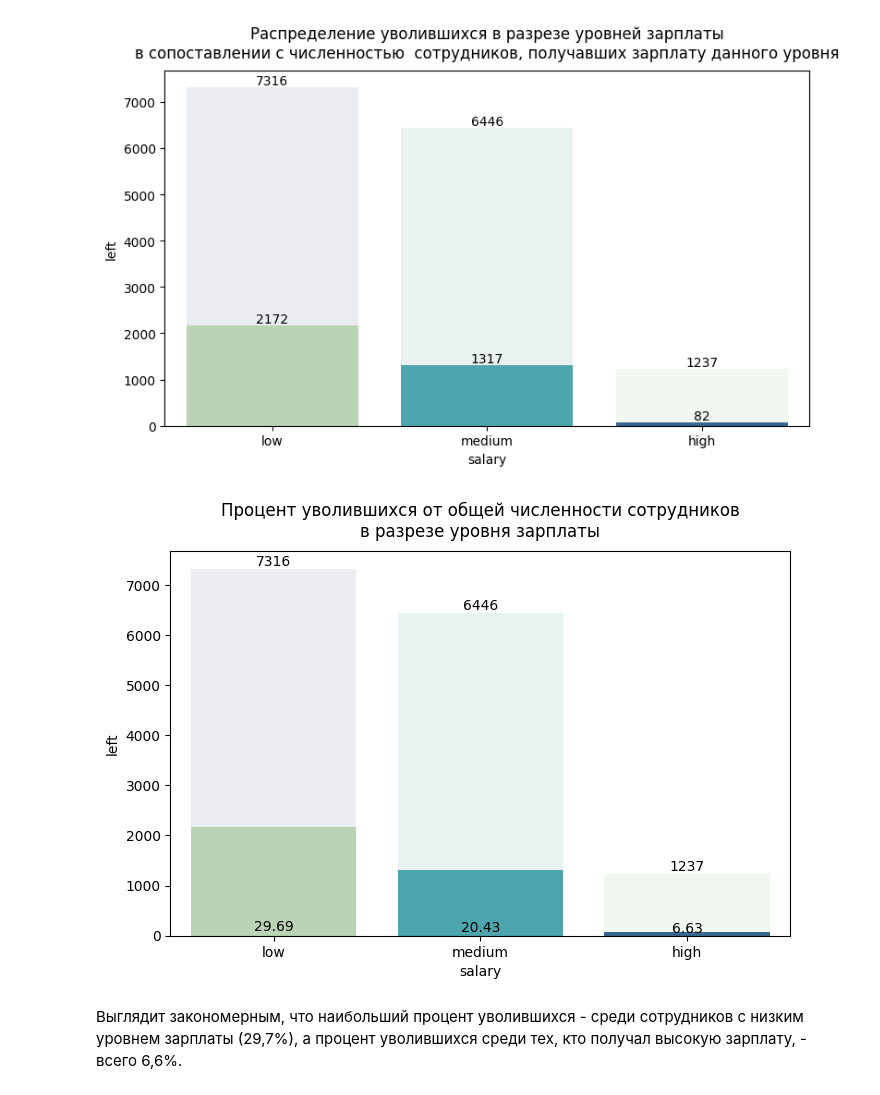
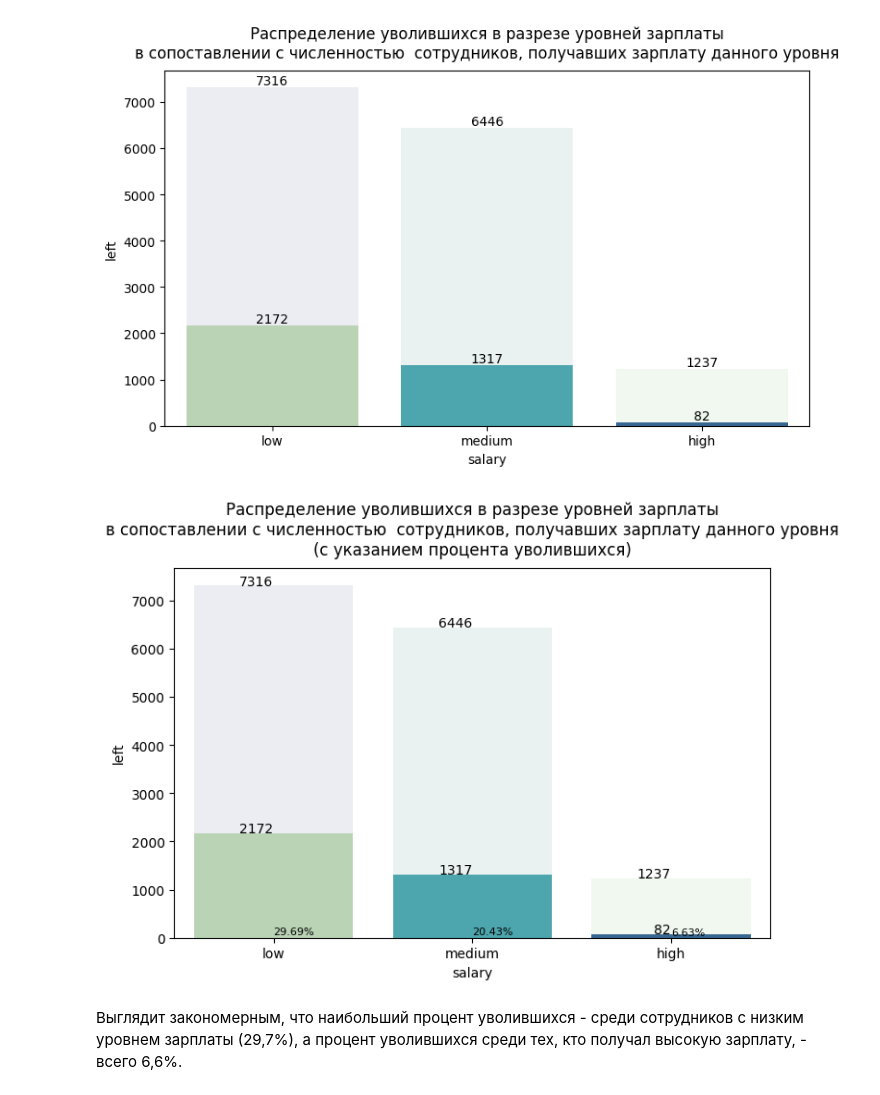
Before and after one commit to DilyaraKhakim/Python_for_Data_Analysis_EDA_ML-LDA-, a Jupyter notebook: Netology_Python_for_Data_Analysis_FINAL_WORK.ipynb, the cells around one changed output. Drawn from its saved outputs; the diff is of its cells as text; code cells hidden in the pictures.

```diff
--- a/Netology_Python_for_Data_Analysis_FINAL_WORK.ipynb
+++ b/Netology_Python_for_Data_Analysis_FINAL_WORK.ipynb
@@ -1173,7 +1173,8 @@ countplot = sns.countplot(x='department',
                           order=df_hr['department'].value_counts().index,
                           hue_order=df_hr['department'].value_counts().index)
 
-countplot.set_title('Процентное распределение сотрудников по департаментам', \
+countplot.set_title('Распределение количества сотрудников по департаментам\n\
+(с указанием процента по каждому департаменту)', \
                     fontdict={'fontsize':13}, pad=10)
 
 
@@ -1181,13 +1182,14 @@ countplot.set_title('Процентное распределение сотру
 
 data_department = df_hr.groupby('department')['salary'].\
 count().sort_values(ascending=False)
+
 for i, val in enumerate(data_department.values):
     plt.text(i,
              val,
-             round(val/sum(data_department.values) * 100, 2),
+             f"{round(val/sum(data_department.values) * 100, 2)}%",
              horizontalalignment='center',
              verticalalignment='bottom',
-             fontdict={'size':10})
+             fontdict={'size':8})
 
 plt.show()
 # %% [output]
@@ -1311,7 +1313,8 @@ countplot = sns.countplot(x='salary',
                           order=df_hr['salary'].value_counts().index,
                           hue_order=df_hr['salary'].value_counts().index)
 
-countplot.set_title('Процентное распределение сотрудников по уровням зарплаты',\
+countplot.set_title('Распределение количества сотрудников по уровням зарплаты\n\
+(с указанием процента по каждому уровню)',\
                     fontdict={'fontsize':13}, pad=13)
 
 
@@ -1322,10 +1325,10 @@ sort_values(ascending=False)
 for i, val in enumerate(data_salary.values):
     plt.text(i,
              val,
-             round(val/sum(data_salary.values) * 100, 2),
+             f"{round(val/sum(data_salary.values) * 100, 2)}%",
              horizontalalignment='center',
              verticalalignment='bottom',
-             fontdict={'size':10})
+             fontdict={'size':8})
 
 plt.show()
 # %% [output]
@@ -2237,49 +2231,48 @@ barplot = sns.barplot(data=df_hr,
                       y='left',
                       hue='salary',
                       legend=False,
                       estimator=np.sum,
                       order=data_left_salary.index,
                       hue_order=data_left_salary.index,
                       errorbar=None,
                       palette='YlGnBu')
 
-barplot.set_title('Процент уволившихся от общей численности сотрудников\n\
-в разрезе уровня зарплаты', fontdict={'fontsize':12}, pad=10)
+barplot.set_title('Распределение уволившихся в разрезе уровней зарплаты\n\
+в сопоставлении с численностью  сотрудников, получавших зарплату данного уровня\n\
+(с указанием процента уволившихся)',
+                  fontdict={'fontsize':12}, pad=10)
 
 data_left_salary_percent = round(df_hr[df_hr['left'] == 1].groupby(['salary']).\
 count()['left']/df_hr.groupby(['salary']).count()['left'] * 100, 2)
 
 for i, val in enumerate(data_left_salary_percent.values):
     plt.text(i,
              val,
-             val,
-             horizontalalignment='center',
+             f"{val:.2f}%",
+             horizontalalignment='left',
              verticalalignment='bottom',
-             fontdict={'size':10})
+             fontdict={'size':8})
 
 countplot = sns.countplot(x='salary',
                           hue='salary',
                           legend=False,
                           palette='viridis',
                           data=df_hr,
                           order=data_left_salary.index,
                           hue_order=data_left_salary.index,
                           alpha=0.1)
 
-data_salary = df_hr.groupby('salary')['department'].\
-count().sort_values(ascending = False)
-
-for i, val in enumerate(data_salary.values):
-    countplot.text(i,
-                   val,
-                   int(val),
-                   horizontalalignment='center',
-                   verticalalignment='bottom',
-                   fontdict = {'size':10})
+# Метки данных:
+for i, p in enumerate(countplot.patches):
+    height = p.get_height()
+    countplot.text(p.get_x() + p.get_width() / 2.,
+                    height + 3,
+                    f"{int(height):.0f}",
+                    ha="right")
 
 plt.show()
 # %% [output]
-[figure, old version]
+[figure, new version]
 # %% [markdown]
 Выглядит закономерным, что наибольший процент уволившихся - среди сотрудников с низким уровнем зарплаты (29,7%), а процент уволившихся среди тех, кто получал высокую зарплату, - всего 6,6%.
 # %% [markdown]
```
Also changed, not shown: parts of 4 cells of this notebook.
